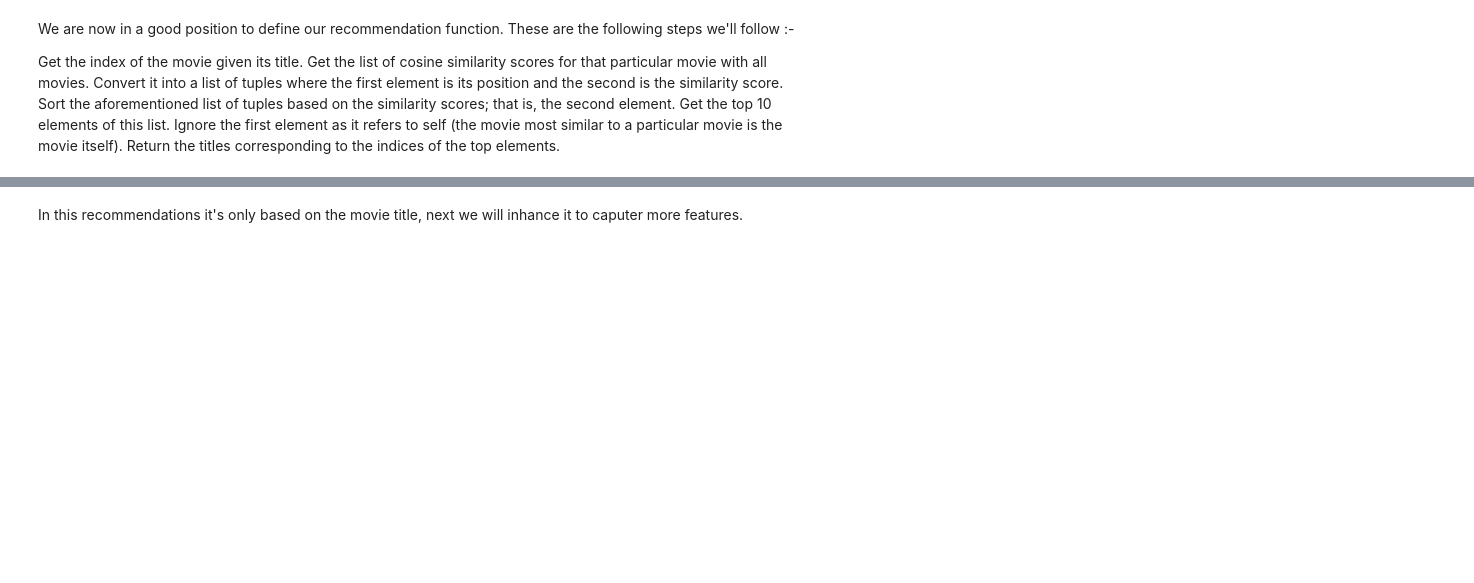
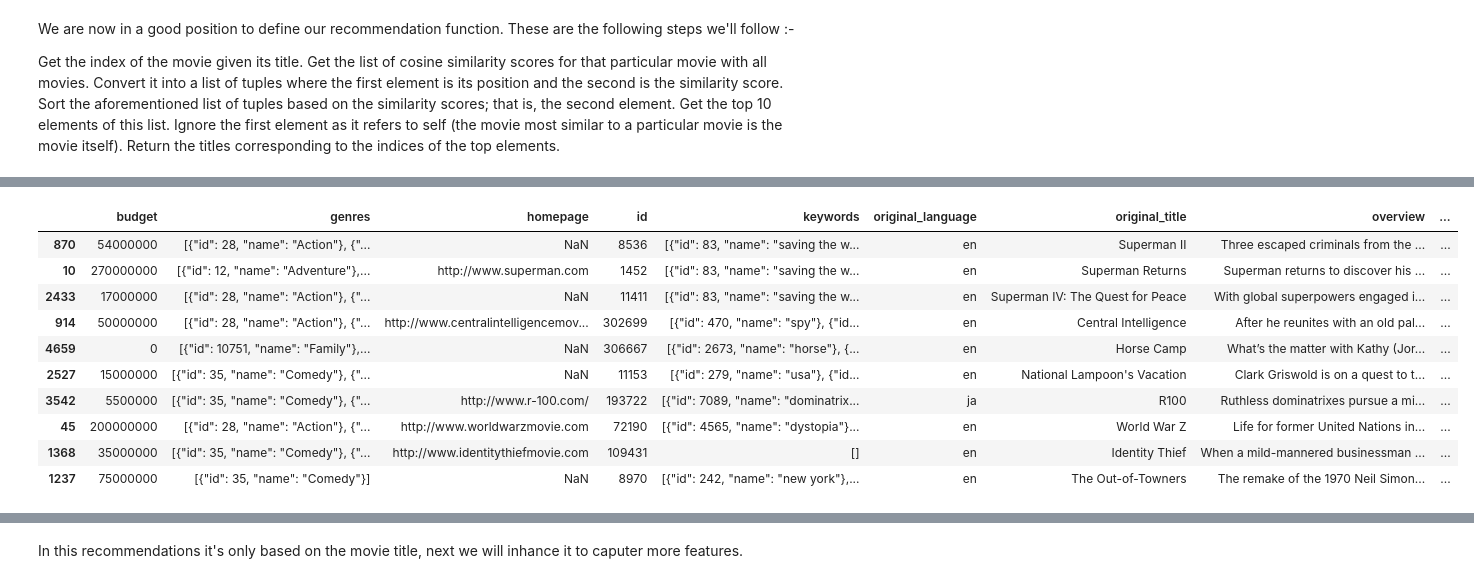
Before and after one commit to zithiat/kaggleimage, a Jupyter notebook: movie-recom.ipynb, the cells around one changed output, grey strips where cells are left out. Drawn from its saved outputs; the diff is of its cells as text; code cells hidden in the pictures; blank space fills up the shorter version.

```diff
--- a/movie-recom.ipynb
+++ b/movie-recom.ipynb
@@ -174,4 +184,4 @@ def get_recommendations(title, cosine_sim=cosine_sim):
     movie_indices = [i[0] for i in sim_scores]
 
     # Return the top 10 most similar movies
-    return df2['title'].iloc[movie_indices]
+    return df2.iloc[movie_indices]
@@ -191,0 +206,16 @@ Name: title, dtype: object
+# %%
+superman = get_recommendations('Superman')
+pickle.dump(superman, open("/notebook/flask_app/superman.pkl", "wb"))
+superman
+# %% [output]
+|  | budget | genres | homepage | id | keywords | original_language | original_title | overview | ... |
+| 870 | 54000000 | [{"id": 28, "name": "Action"}, {"... | NaN | 8536 | [{"id": 83, "name": "saving the w... | en | Superman II | Three escaped criminals from the ... | ... |
+| 10 | 270000000 | [{"id": 12, "name": "Adventure"},... | http://www.superman.com | 1452 | [{"id": 83, "name": "saving the w... | en | Superman Returns | Superman returns to discover his ... | ... |
+| 2433 | 17000000 | [{"id": 28, "name": "Action"}, {"... | NaN | 11411 | [{"id": 83, "name": "saving the w... | en | Superman IV: The Quest for Peace | With global superpowers engaged i... | ... |
+| 914 | 50000000 | [{"id": 28, "name": "Action"}, {"... | http://www.centralintelligencemov... | 302699 | [{"id": 470, "name": "spy"}, {"id... | en | Central Intelligence | After he reunites with an old pal... | ... |
+| 4659 | 0 | [{"id": 10751, "name": "Family"},... | NaN | 306667 | [{"id": 2673, "name": "horse"}, {... | en | Horse Camp | What’s the matter with Kathy (Jor... | ... |
+| 2527 | 15000000 | [{"id": 35, "name": "Comedy"}, {"... | NaN | 11153 | [{"id": 279, "name": "usa"}, {"id... | en | National Lampoon's Vacation | Clark Griswold is on a quest to t... | ... |
+| 3542 | 5500000 | [{"id": 35, "name": "Comedy"}, {"... | http://www.r-100.com/ | 193722 | [{"id": 7089, "name": "dominatrix... | ja | R100 | Ruthless dominatrixes pursue a mi... | ... |
+| 45 | 200000000 | [{"id": 28, "name": "Action"}, {"... | http://www.worldwarzmovie.com | 72190 | [{"id": 4565, "name": "dystopia"}... | en | World War Z | Life for former United Nations in... | ... |
+| 1368 | 35000000 | [{"id": 35, "name": "Comedy"}, {"... | http://www.identitythiefmovie.com | 109431 | [] | en | Identity Thief | When a mild-mannered businessman ... | ... |
+| 1237 | 75000000 | [{"id": 35, "name": "Comedy"}] | NaN | 8970 | [{"id": 242, "name": "new york"},... | en | The Out-of-Towners | The remake of the 1970 Neil Simon... | ... |
```
Also changed, not shown: parts of 30 cells of this notebook, 10 other files.
